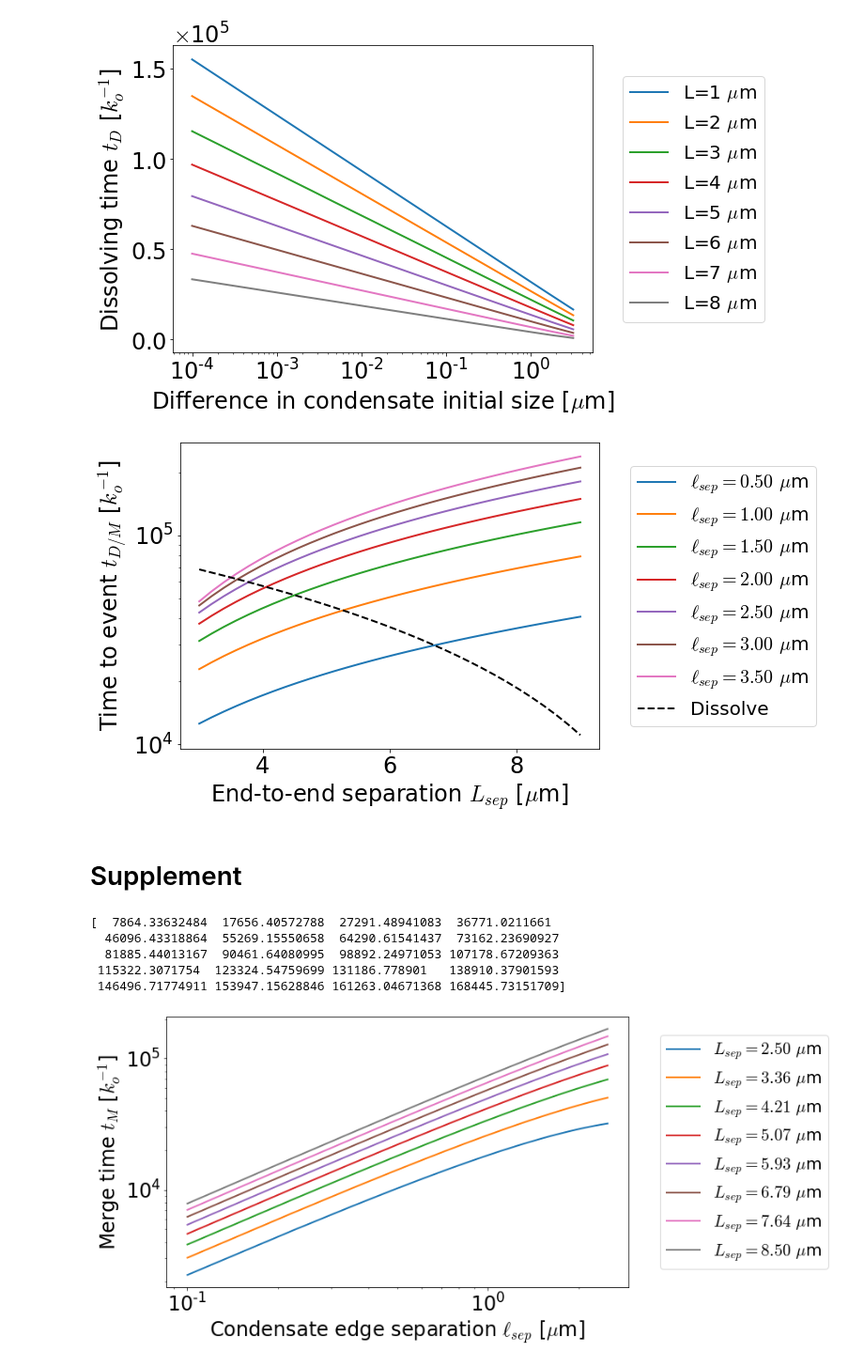
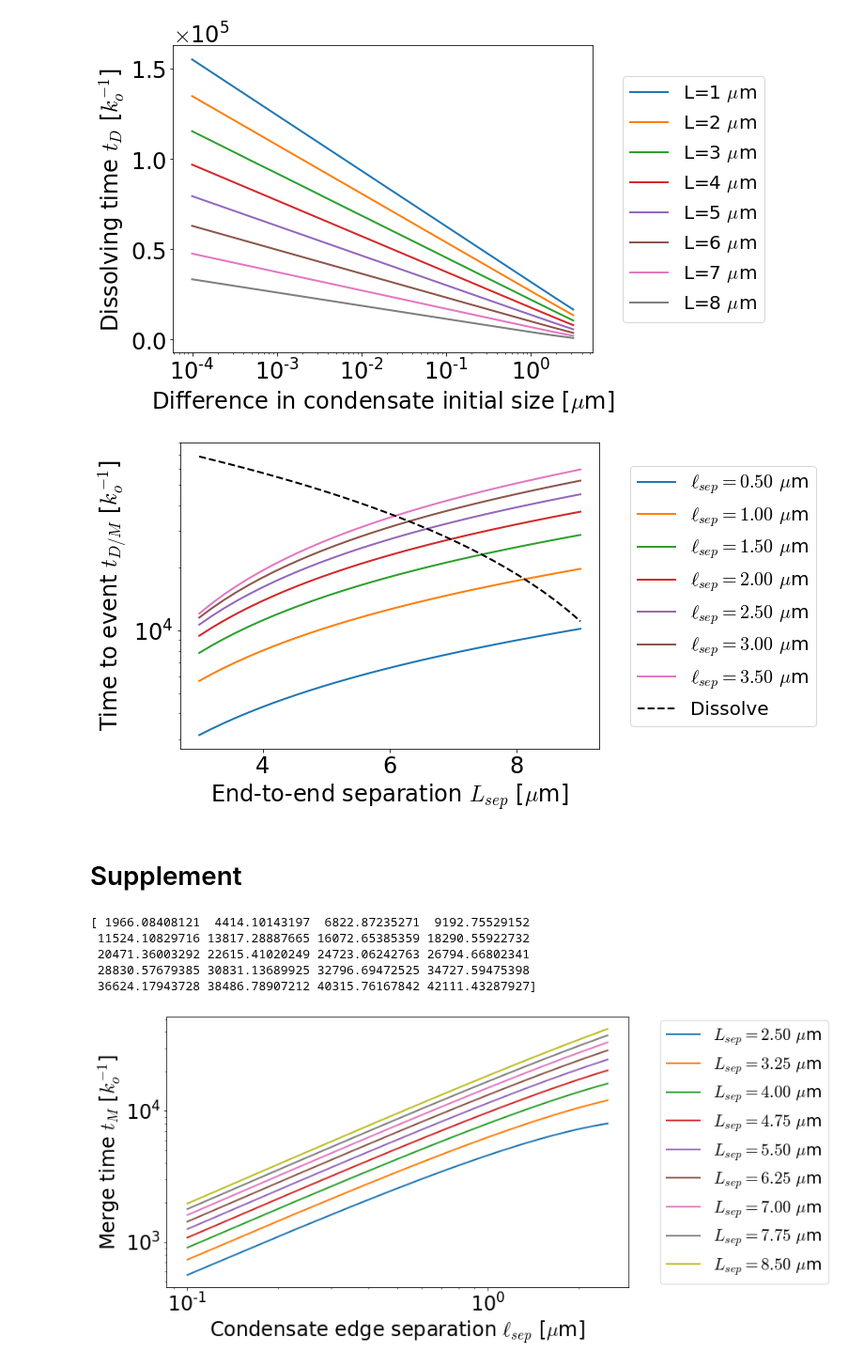
Before and after one commit to palladio11/aLENS_analysis, a Jupyter notebook: notebooks/chromatin_notebooks/Dyn_cond_figs/Figure6.ipynb, the cells around one changed output. Shown at 94% size. Saved outputs shown, nothing was run; the diff lists cells and outputs as text; code cells hidden in the pictures.

```diff
--- a/notebooks/chromatin_notebooks/Dyn_cond_figs/Figure6.ipynb
+++ b/notebooks/chromatin_notebooks/Dyn_cond_figs/Figure6.ipynb
@@ -106,6 +106,7 @@ alpha = 0.05
 beta = 1.0 / 0.0041
 b = 0.01
 Lc = 16
+L=7
 
 max_ld = calc_max_length_in_two_condensates(L, Lc, nu, alpha, gamma, kappa)
 
@@ -254,32 +257,32 @@ _ = axarr.set_ylabel("Time to event $t_{D/M}$ [$k_o^{-1}$]")
 
 fig.savefig('Figure6/dissolve_merge_compare.png', dpi=600, bbox_inches='tight')
 # %% [output]
-[figure, old version]
+[figure, new version]
 # %% [markdown]
 # Supplement
 # %%
 fig, axarr = plt.subplots(1, 1, figsize=(10, 6))
-lsep_arr = np.linspace(2.5, 8.5, 8)
+lsep_arr = np.linspace(2.5, 8.5, 9)
 
 x_sep_arr = np.linspace(0.1, 2.5, 20)
 y_com = 0.5 * Lc
 
 t_merge_arr = np.zeros_like(x_sep_arr)
 
 for l_sep in lsep_arr:
     for i, x_sep in enumerate(x_sep_arr):
         t_merge_arr[i] = tmerge_exact(x_sep, y_com, l_sep, Lc, nu, gamma, alpha, kappa, b, beta)
 
     _ = axarr.loglog(x_sep_arr, t_merge_arr, label=f"$L_{{sep}}={l_sep:.2f}$ $\mu$m")
 
 print(t_merge_arr)
 _ = axarr.set_xlabel("Condensate edge separation $\ell_{sep}$ [$\mu$m]")
 _ = axarr.set_ylabel("Merge time $t_{M}$ [$k_o^{-1}$]")
 _ = axarr.legend(loc='center left', bbox_to_anchor=(1.05, .5))
 # %% [output]
-[  7864.33632484  17656.40572788  27291.48941083  36771.0211661
-  46096.43318864  55269.15550658  64290.61541437  73162.23690927
-  81885.44013167  90461.64080995  98892.24971053 107178.67209363
- 115322.3071754  123324.54759699 131186.778901   138910.37901593
- 146496.71774911 153947.15628846 161263.04671368 168445.73151709]
+[ 1966.08408121  4414.10143197  6822.87235271  9192.75529152
+ 11524.10829716 13817.28887665 16072.65385359 18290.55922732
+ 20471.36003292 22615.41020249 24723.06242763 26794.66802341
+ 28830.57679385 30831.13689925 32796.69472525 34727.59475398
+ 36624.17943728 38486.78907212 40315.76167842 42111.43287927]
-[figure, old version]
+[figure, new version]
```
Also changed, not shown: parts of 1 cell of this notebook, 1 other file.
